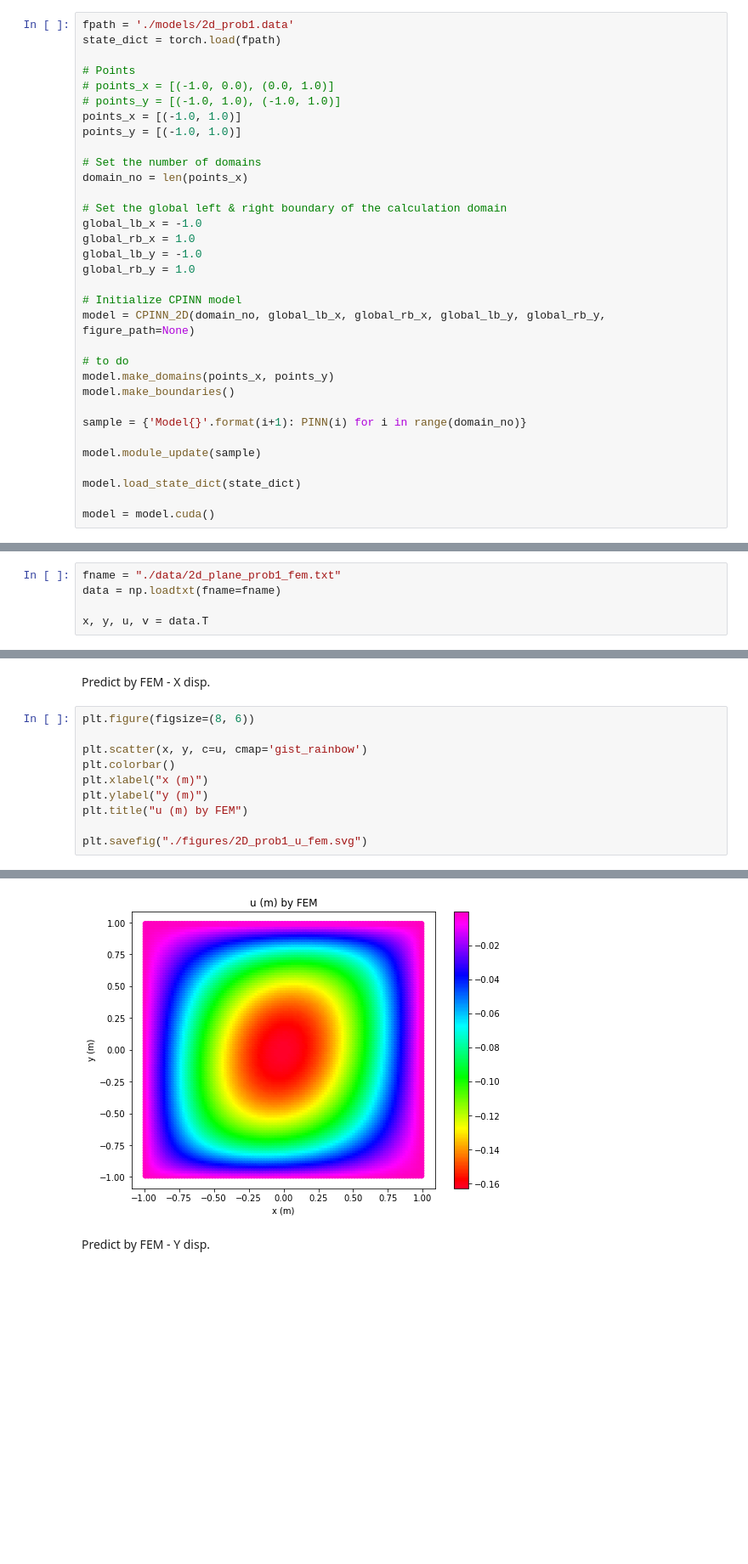
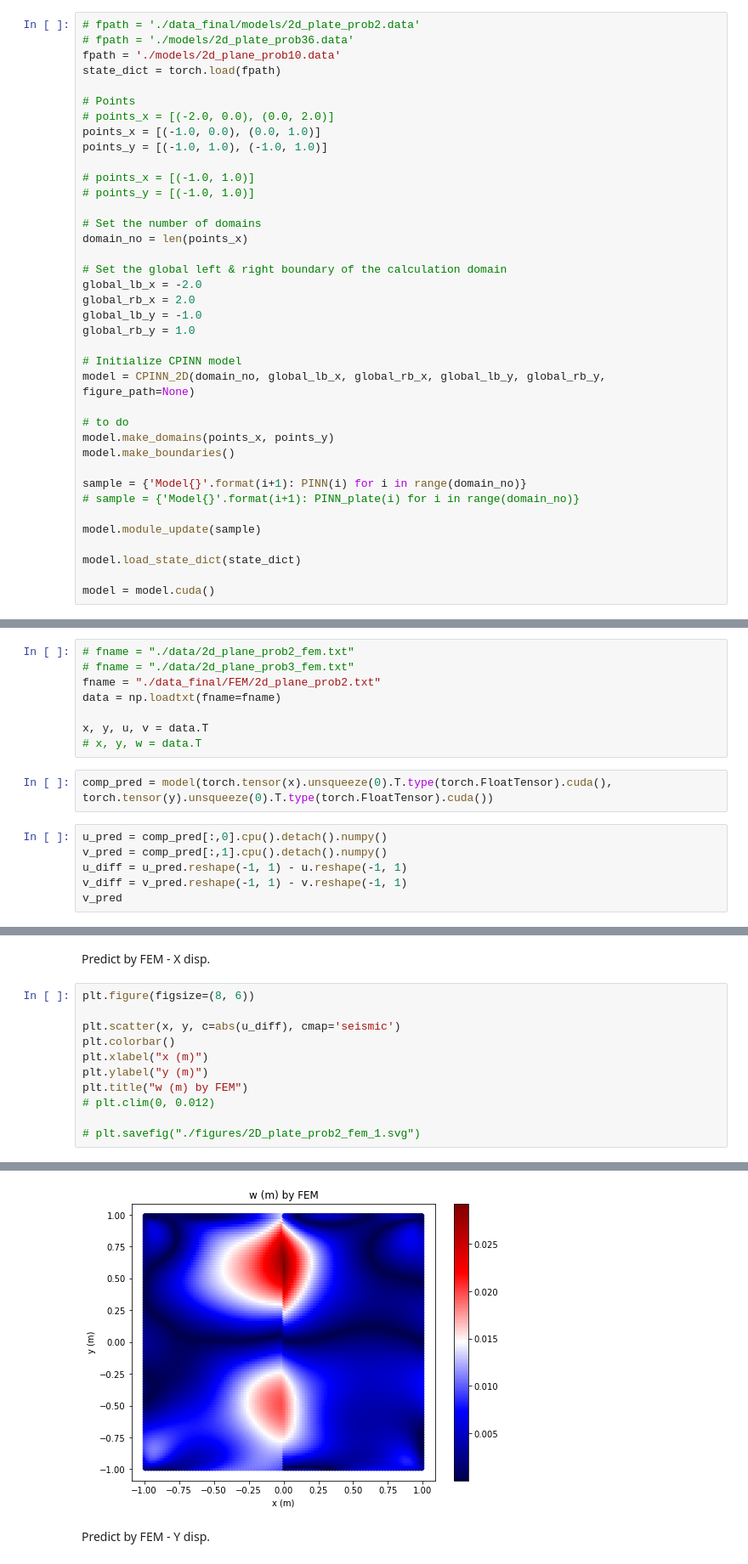
Before and after one commit to joon-stack/FBPINN_torch, a Jupyter notebook: compare_with_FEM_2D.ipynb, the cells around one changed output, grey strips where cells are left out. Shown at 85% size. Drawn from its saved outputs; the diff is of its cells as text; blank space fills up the shorter version.

```diff
--- a/compare_with_FEM_2D.ipynb
+++ b/compare_with_FEM_2D.ipynb
@@ -14,19 +14,23 @@ x, y = np.mgrid[-1.0:1.00:0.02, -1.0:1.00:0.02]
 # %%
-fpath = './models/2d_prob1.data'
+# fpath = './data_final/models/2d_plate_prob2.data'
+# fpath = './models/2d_plate_prob36.data'
+fpath = './models/2d_plane_prob10.data'
 state_dict = torch.load(fpath)
 
 # Points
-# points_x = [(-1.0, 0.0), (0.0, 1.0)]
-# points_y = [(-1.0, 1.0), (-1.0, 1.0)]
-points_x = [(-1.0, 1.0)]
-points_y = [(-1.0, 1.0)]
+# points_x = [(-2.0, 0.0), (0.0, 2.0)]
+points_x = [(-1.0, 0.0), (0.0, 1.0)]
+points_y = [(-1.0, 1.0), (-1.0, 1.0)]
+
+# points_x = [(-1.0, 1.0)]
+# points_y = [(-1.0, 1.0)]
 
 # Set the number of domains
 domain_no = len(points_x)
 
 # Set the global left & right boundary of the calculation domain
-global_lb_x = -1.0
-global_rb_x = 1.0
+global_lb_x = -2.0
+global_rb_x = 2.0
 global_lb_y = -1.0
 global_rb_y = 1.0
 
@@ -38,6 +42,7 @@ model.make_domains(points_x, points_y)
 model.make_boundaries()
 
 sample = {'Model{}'.format(i+1): PINN(i) for i in range(domain_no)}
+# sample = {'Model{}'.format(i+1): PINN_plate(i) for i in range(domain_no)}
 
 model.module_update(sample)
 
@@ -99,5 +118,16 @@ FEM Result
 # %%
-fname = "./data/2d_plane_prob1_fem.txt"
+# fname = "./data/2d_plane_prob2_fem.txt"
+# fname = "./data/2d_plane_prob3_fem.txt"
+fname = "./data_final/FEM/2d_plane_prob2.txt"
 data = np.loadtxt(fname=fname)
 
 x, y, u, v = data.T
+# x, y, w = data.T
+# %%
+comp_pred = model(torch.tensor(x).unsqueeze(0).T.type(torch.FloatTensor).cuda(), torch.tensor(y).unsqueeze(0).T.type(torch.FloatTensor).cuda())
+# %%
+u_pred = comp_pred[:,0].cpu().detach().numpy()
+v_pred = comp_pred[:,1].cpu().detach().numpy()
+u_diff = u_pred.reshape(-1, 1) - u.reshape(-1, 1)
+v_diff = v_pred.reshape(-1, 1) - v.reshape(-1, 1)
+v_pred
@@ -106,11 +139,12 @@ Predict by FEM - X disp.
 # %%
 plt.figure(figsize=(8, 6))
 
-plt.scatter(x, y, c=u, cmap='gist_rainbow')
+plt.scatter(x, y, c=abs(u_diff), cmap='seismic')
 plt.colorbar()
 plt.xlabel("x (m)")
 plt.ylabel("y (m)")
-plt.title("u (m) by FEM")
+plt.title("w (m) by FEM")
+# plt.clim(0, 0.012)
 
-plt.savefig("./figures/2D_prob1_u_fem.svg")
+# plt.savefig("./figures/2D_plate_prob2_fem_1.svg")
 # %% [output]
@@ -117,4 +152,4 @@ plt.savefig("./figures/2D_prob1_u_fem.svg")
-[figure, old version]
+[figure, new version]
 # %% [markdown]
 Predict by FEM - Y disp.
 # %%
```
Also changed, not shown: parts of 25 cells of this notebook, 10 other files.
